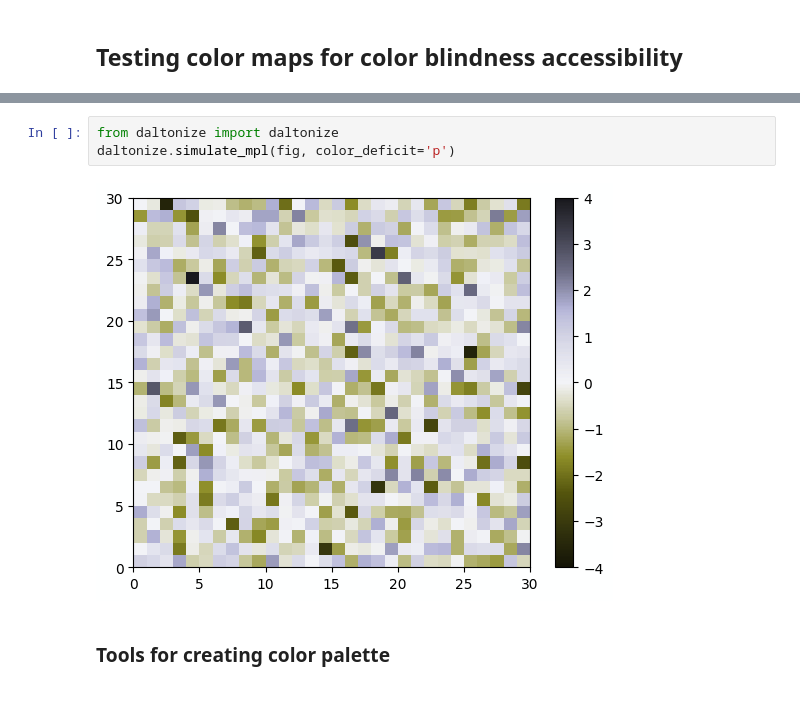
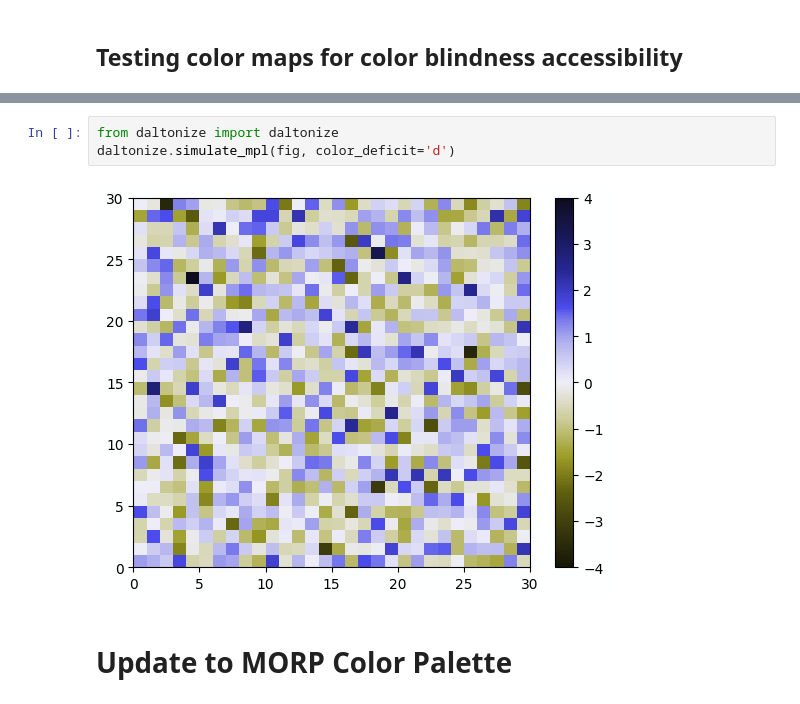
Before and after one commit to morpc/morpc-py, a Jupyter notebook: docs/09-morpc-color-demo.ipynb, the cells around one changed output, grey strips where cells are left out. Saved outputs shown, nothing was run; the diff lists cells and outputs as text.

Commit message:
Update palette for new colors

```diff
--- a/docs/09-morpc-color-demo.ipynb
+++ b/docs/09-morpc-color-demo.ipynb
@@ -144,7 +113,7 @@ fig.colorbar(psm, ax=ax)
 # %%
 from daltonize import daltonize
-daltonize.simulate_mpl(fig, color_deficit='p')
+daltonize.simulate_mpl(fig, color_deficit='d')
 # %% [output]
-[figure, old version]
+[figure, new version]
 # %% [markdown]
-### Tools for creating color palette
+# Update to MORP Color Palette
```
Also changed, not shown: parts of 33 cells of this notebook, 1 other file.
